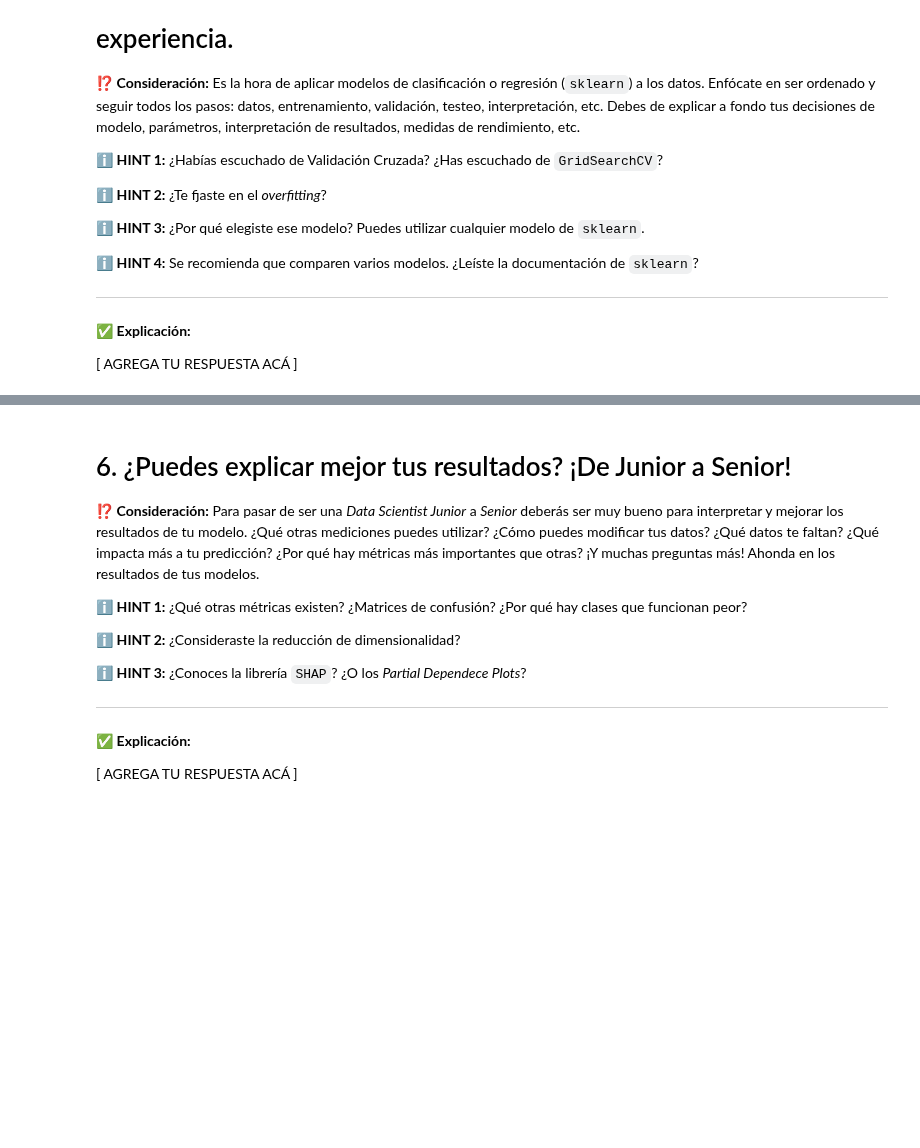
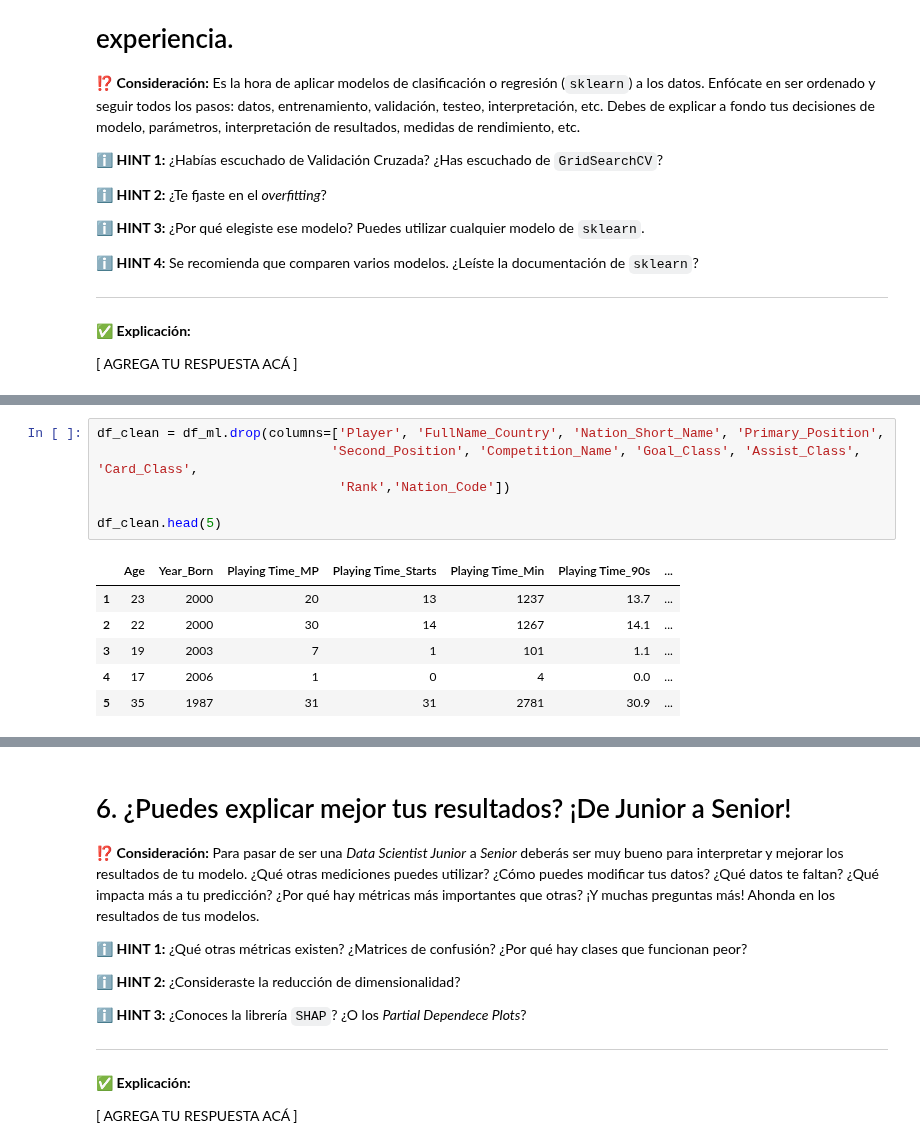
Before and after one commit to julvc/python_diplo, a Jupyter notebook: MP3.ipynb, the cells around one changed output, grey strips where cells are left out. Saved outputs shown, nothing was run; the diff lists cells and outputs as text; blank space fills up the shorter version.

```diff
--- a/MP3.ipynb
+++ b/MP3.ipynb
@@ -880,0 +992,13 @@ fig.show()
+# %%
+df_clean = df_ml.drop(columns=['Player', 'FullName_Country', 'Nation_Short_Name', 'Primary_Position',
+                              'Second_Position', 'Competition_Name', 'Goal_Class', 'Assist_Class', 'Card_Class',
+                               'Rank','Nation_Code'])
+
+df_clean.head(5)
+# %% [output]
+|  | Age | Year_Born | Playing Time_MP | Playing Time_Starts | Playing Time_Min | Playing Time_90s | ... |
+| 1 | 23 | 2000 | 20 | 13 | 1237 | 13.7 | ... |
+| 2 | 22 | 2000 | 30 | 14 | 1267 | 14.1 | ... |
+| 3 | 19 | 2003 | 7 | 1 | 101 | 1.1 | ... |
+| 4 | 17 | 2006 | 1 | 0 | 4 | 0.0 | ... |
+| 5 | 35 | 1987 | 31 | 31 | 2781 | 30.9 | ... |
```
Also changed, not shown: parts of 19 cells of this notebook.
